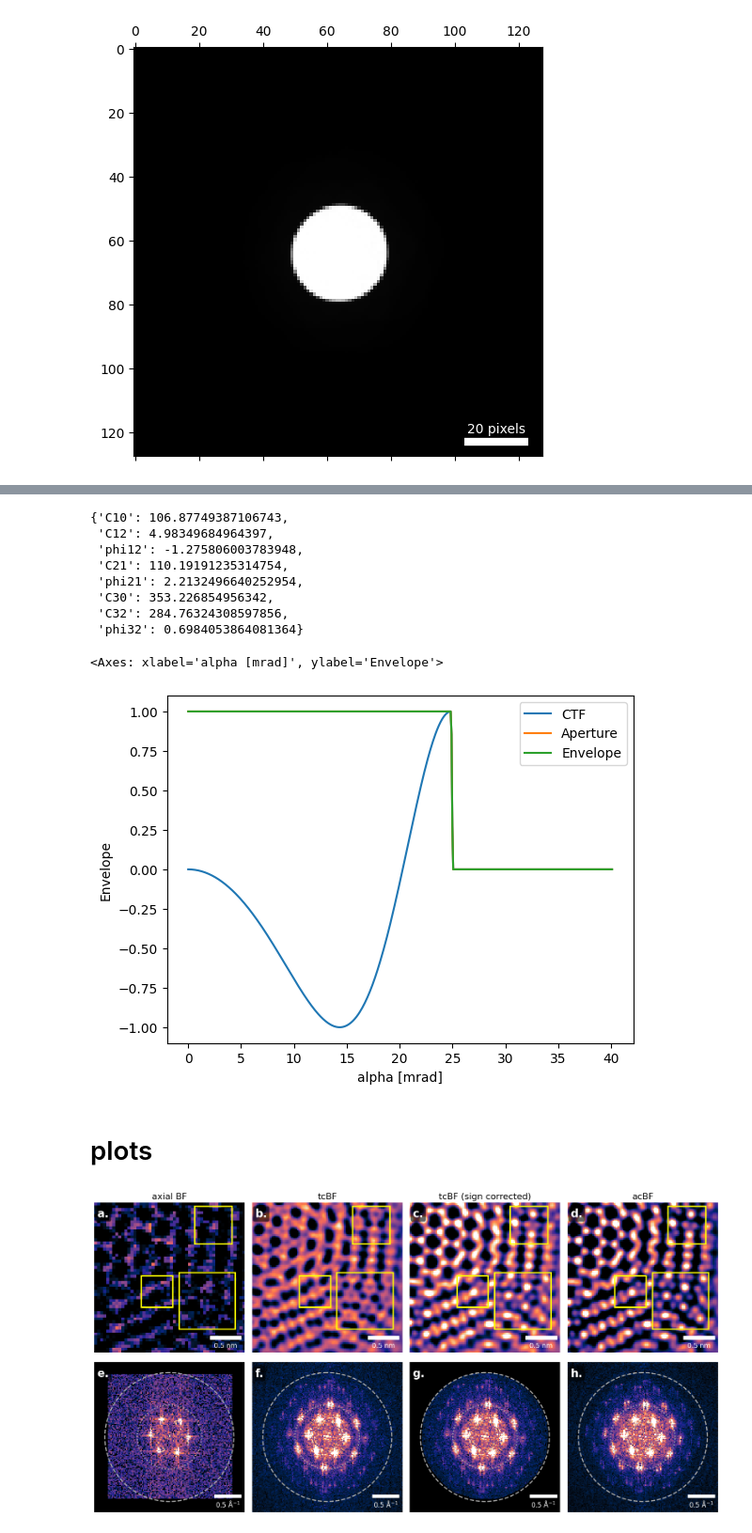
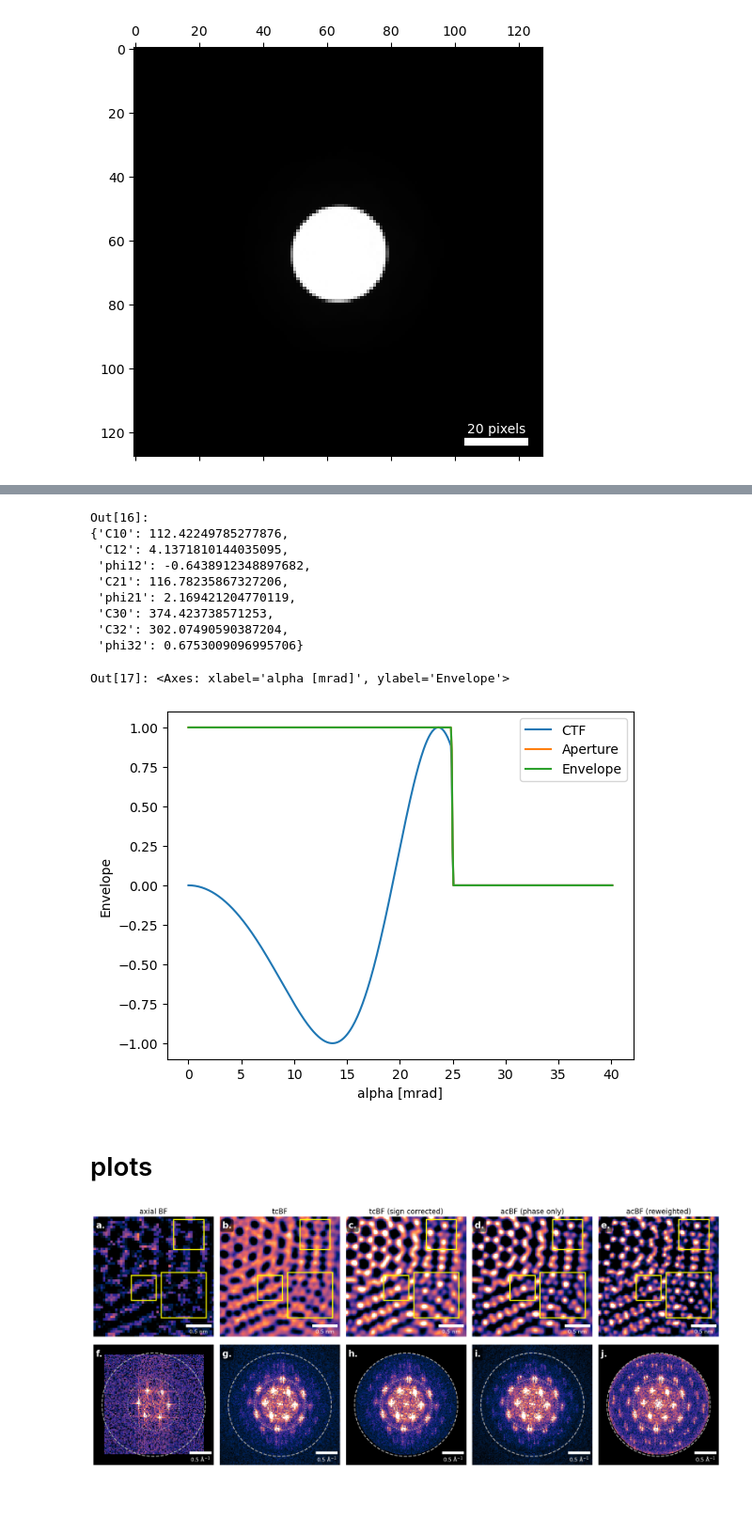
Before and after one commit to dsmagiya/acBF-STEM, a Jupyter notebook: acBF_walkthrough.ipynb, the cells around one changed output, grey strips where cells are left out. Shown at 94% size. Drawn from its saved outputs; the diff is of its cells as text; code cells hidden in the pictures; blank space fills up the shorter version.

Commit message:
Speed up tcBF summation and add reweighted acBF comparison

```diff
--- a/acBF_walkthrough.ipynb
+++ b/acBF_walkthrough.ipynb
@@ -13,5 +12,11 @@ cupyx.jit.rawkernel is experimental. The interface can change in the future.
 # %%
-savepath = "Figure 4/"
+from pathlib import Path
+
+# Prefer data beside this notebook; otherwise reuse the local fast-acbf copy.
+data_dir = Path("Figure 4")
+if not (data_dir / "scan_x128_y128.raw").exists():
+    data_dir = Path("../fast-acbf/data/phason/Figure 4")
+savepath = str(data_dir) + "/"
 dataname = "scan_x128_y128.raw"
 scan_step_size = 0.43
 convergence_angle = 25  # mrad
@@ -163,14 +180,15 @@ tcBF.aberration_dict_polar
 # %%
 tcBF.aberration_dict_polar
 # %% [output]
-{'C10': 106.87749387106743,
- 'C12': 4.98349684964397,
- 'phi12': -1.275806003783948,
- 'C21': 110.19191235314754,
- 'phi21': 2.2132496640252954,
- 'C30': 353.226854956342,
- 'C32': 284.76324308597856,
- 'phi32': 0.6984053864081364}
+Out[16]:
+{'C10': 112.42249785277876,
+ 'C12': 4.1371810144035095,
+ 'phi12': -0.6438912348897682,
+ 'C21': 116.78235867327206,
+ 'phi21': 2.169421204770119,
+ 'C30': 374.423738571253,
+ 'C32': 302.07490590387204,
+ 'phi32': 0.6753009096995706}
 # %%
 ctf = abtem.CTF(
     energy=80e3,
@@ -180,11 +198,14 @@ ctf = abtem.CTF(
 )
 ctf.show()
 # %% [output]
-<Axes: xlabel='alpha [mrad]', ylabel='Envelope'>
+Out[17]: <Axes: xlabel='alpha [mrad]', ylabel='Envelope'>
-[figure, old version]
+[figure, new version]
 # %%
 upscale = 2
-tcBF_orig, tcBF_corr, acBF = acBF_STEM(tcBF, upscale, ctf)
+tcBF_orig, tcBF_corr, acBF, acBF_complex = acBF_STEM(
+    tcBF, upscale, ctf, return_complex=True,
+    regularization=1e-3, support_threshold=1e-6,
+)
 # %% [markdown]
 # plots
 # %%
@@ -214,7 +235,7 @@ from mpl_toolkits.axes_grid1.anchored_artists import AnchoredSizeBar
 from matplotlib import font_manager
 import cmasher as cm
 
-fig, ax = plt.subplots(2, 4, figsize=(16, 8))
+fig, ax = plt.subplots(2, 5, figsize=(20, 8))
 """
  ___ __  __    _    ____ _____ ____
 |_ _|  \/  |  / \  / ___| ____/ ___|
@@ -271,16 +292,23 @@ ax[0, 3].matshow(
 )
 ax[0, 3].xaxis.tick_bottom()
 
+ax[0, 4].matshow(
+    normalize01(acBF_complex), extent=recon_extent, cmap=recon_cmap,
+    vmin=0.25, vmax=0.75,
+)
+ax[0, 4].xaxis.tick_bottom()
+
 img_lim = 12
 img_offset_x, img_offset_y = 13, -12
-for j in range(4):
+for j in range(5):
     ax[0, j].set_xlim(-img_lim + img_offset_x,  img_lim + img_offset_x)
     ax[0, j].set_ylim(-img_lim + img_offset_y,  img_lim + img_offset_y)
 
 ax[0, 0].set_title("axial BF", fontsize=16)
 ax[0, 1].set_title("tcBF", fontsize=16)
 ax[0, 2].set_title("tcBF (sign corrected)", fontsize=16)
-ax[0, 3].set_title("acBF", fontsize=16)
+ax[0, 3].set_title("acBF (phase only)", fontsize=16)
+ax[0, 4].set_title("acBF (reweighted)", fontsize=16)
 
 # ---------- HIGHLIGHT BOXES (real-space row) ----------
 # Boxes are in the same data coordinates as each panel's extent.
@@ -299,15 +327,15 @@ def add_box(ax_i, x_offset, y_offset, size, color='white', lw=2.5, ls='-'):
                      linestyle=ls)
     ax_i.add_patch(rect)
 
-for j in range(4):
+for j in range(5):
     add_box(ax[0, j], 11, -14.24, 5, color = 'yellow')
 
 # Second region
-for j in range(4):
+for j in range(5):
     add_box(ax[0, j], 20, -3.6, 6, color = 'yellow')
 
 # Third region
-for j in range(4):
+for j in range(5):
     add_box(ax[0, j], 19, -15.7, 9, color = 'yellow')
 # ------------------------------------------------------
 
@@ -367,8 +395,17 @@ ax[1, 3].matshow(
 )
 
 
+acBF_complex_fft = np.abs(np.fft.fftshift(np.fft.fft2(normalize01(acBF_complex))))
+ax[1, 4].matshow(
+    acBF_complex_fft, extent=acBF_fft_extent,
+    norm=PowerNorm(gamma=fft_power,
+                   vmin=np.percentile(acBF_complex_fft, fft_percentiles[0]),
+                   vmax=np.percentile(acBF_complex_fft, fft_percentiles[1])),
+    cmap=cm.torch,
+)
+
 # Optional zoom for FFT panels (match your ranges)
-for j in range(4):
+for j in range(5):
     ax[1, j].set_xlim(-1.2/2 * recon_fft_extent[0], 1.2/2 * recon_fft_extent[0])
     ax[1, j].set_ylim(-1.2/2 * recon_fft_extent[0], 1.2/2 * recon_fft_extent[0])
 
@@ -399,18 +436,18 @@ def add_scalebar(ax_i, size, label, size_vertical):
     ax_i.add_artist(sb)
 
 # Real-space bars (Å units) — here 1 nm = 10 Å
-for j in range(4):
+for j in range(5):
     add_scalebar(ax[0, j], size=5, label='0.5 nm', size_vertical=0.5)
 
 # FFT-space bars (Å^{-1} units)
-for j in range(4):
+for j in range(5):
     add_scalebar(ax[1, j], size=0.5, label=r'0.5 Å$^{-1}$', size_vertical=0.05)
 
-labels = ['a.', 'b.', 'c.', 'd.', 'e.', 'f.', 'g.', 'h.']
+labels = ['a.', 'b.', 'c.', 'd.', 'e.', 'f.', 'g.', 'h.', 'i.', 'j.']
 for row in range(2):
-    for col in range(4):
+    for col in range(5):
         ax[row, col].text(
-            0.02, 0.96, labels[row * 4 + col],  # position in axes coords
+            0.02, 0.96, labels[row * 5 + col],  # position in axes coords
             transform=ax[row, col].transAxes,
             fontsize=20,
             fontweight='bold',
@@ -426,31 +463,31 @@ for row in ax:
     for a in row:
         a.set_xticks([]); a.set_yticks([])
         a.set_xlabel(""); a.set_ylabel("")
         for spine in a.spines.values():
             spine.set_visible(False)
 
 # --- Force black background for subplot e (ax[1,0]) even with axis('off') ---
 from matplotlib.patches import Rectangle
 
 ax_e = ax[1, 0]
 ax_e.add_artist(
     Rectangle(
         (0, 0), 1, 1,
         transform=ax_e.transAxes,   # fill the entire axes (0..1 x 0..1)
         facecolor='black',
         edgecolor='none',
         zorder=-100,                # behind the image
         clip_on=False
     )
 )
 
 
 # plt.subplots_adjust(left=0.05, right=0.95, top=0.95, bottom=0.05,
 #                     wspace=0.05, hspace=0.05)
 plt.subplots_adjust(left=0.01, right=0.99, top=0.99, bottom=0.01, wspace=0.05, hspace=0.05)
 
 # fig.savefig(savepath + "phason_compare.svg", dpi=300, bbox_inches="tight")
 # fig.savefig(savepath + "phason_compare.pdf", dpi=600, bbox_inches="tight")
 plt.show()
 # %% [output]
-[figure, old version]
+[figure, new version]
```
Also changed, not shown: parts of 10 cells of this notebook, 3 other files.
